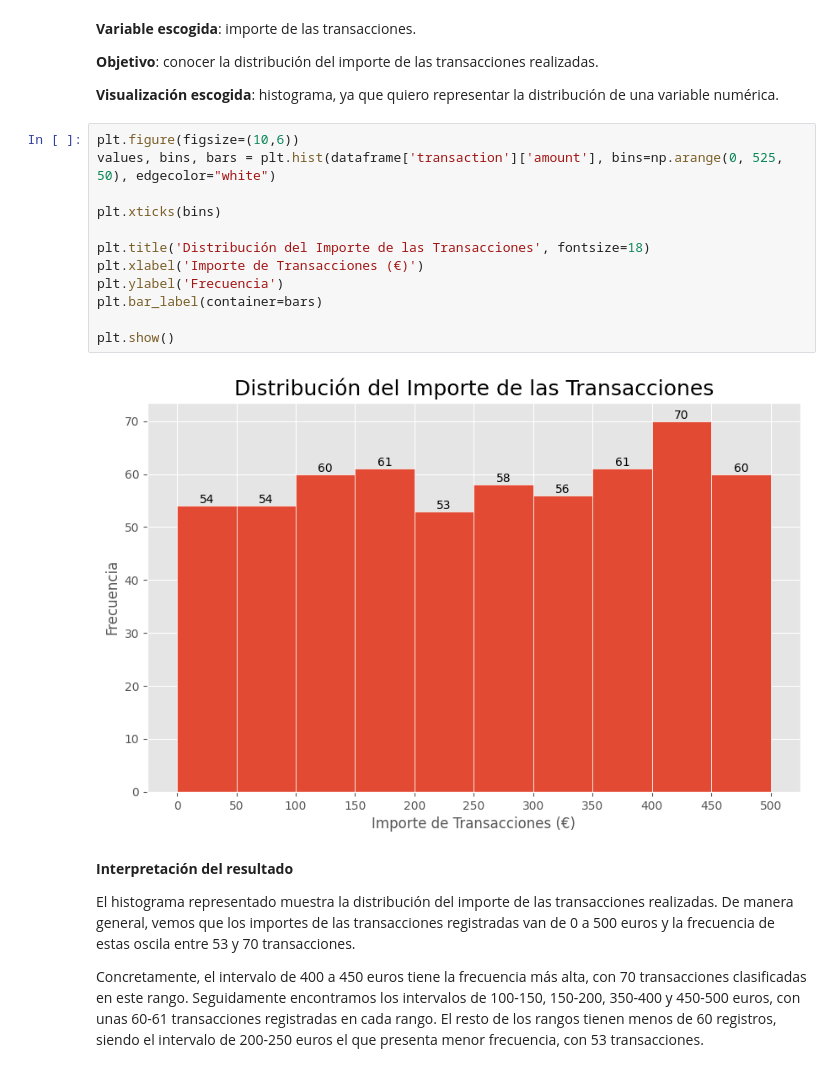
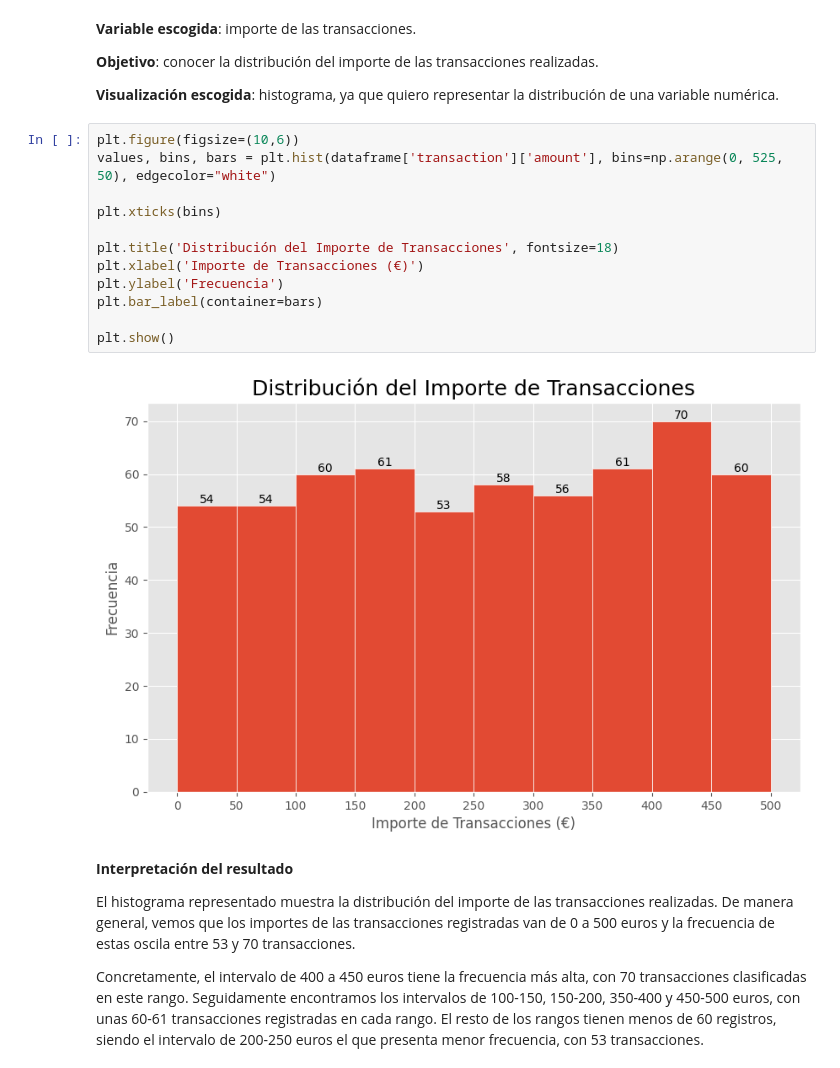
Before and after one commit to natalyamn/DataAnalytics_ITAcademy, a Jupyter notebook: 08. Sprint 8 Python/8.1 Visualizaciones en Python/Sprint8.01_NM.ipynb, the cells around one changed output. Saved outputs shown, nothing was run; the diff lists cells and outputs as text.

```diff
--- a/08. Sprint 8 Python/8.1 Visualizaciones en Python/Sprint8.01_NM.ipynb
+++ b/08. Sprint 8 Python/8.1 Visualizaciones en Python/Sprint8.01_NM.ipynb
@@ -81,17 +81,17 @@ plt.style.use('ggplot')
 # %%
 plt.figure(figsize=(10,6))
 values, bins, bars = plt.hist(dataframe['transaction']['amount'], bins=np.arange(0, 525, 50), edgecolor="white")
 
 plt.xticks(bins)
 
-plt.title('Distribución del Importe de las Transacciones', fontsize=18)
+plt.title('Distribución del Importe de Transacciones', fontsize=18)
 plt.xlabel('Importe de Transacciones (€)')
 plt.ylabel('Frecuencia')
 plt.bar_label(container=bars)
 
 plt.show()
 # %% [output]
-[figure, old version]
+[figure, new version]
 # %% [markdown]
 **Interpretación del resultado**
 
```
Also changed, not shown: parts of 2 cells of this notebook.
